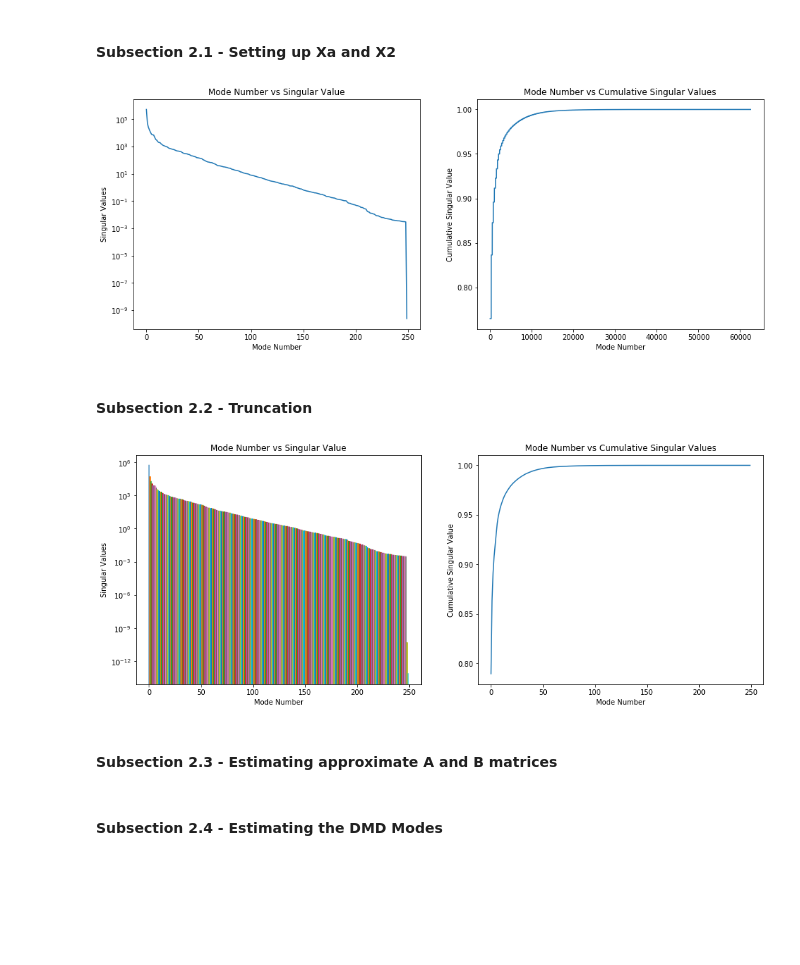
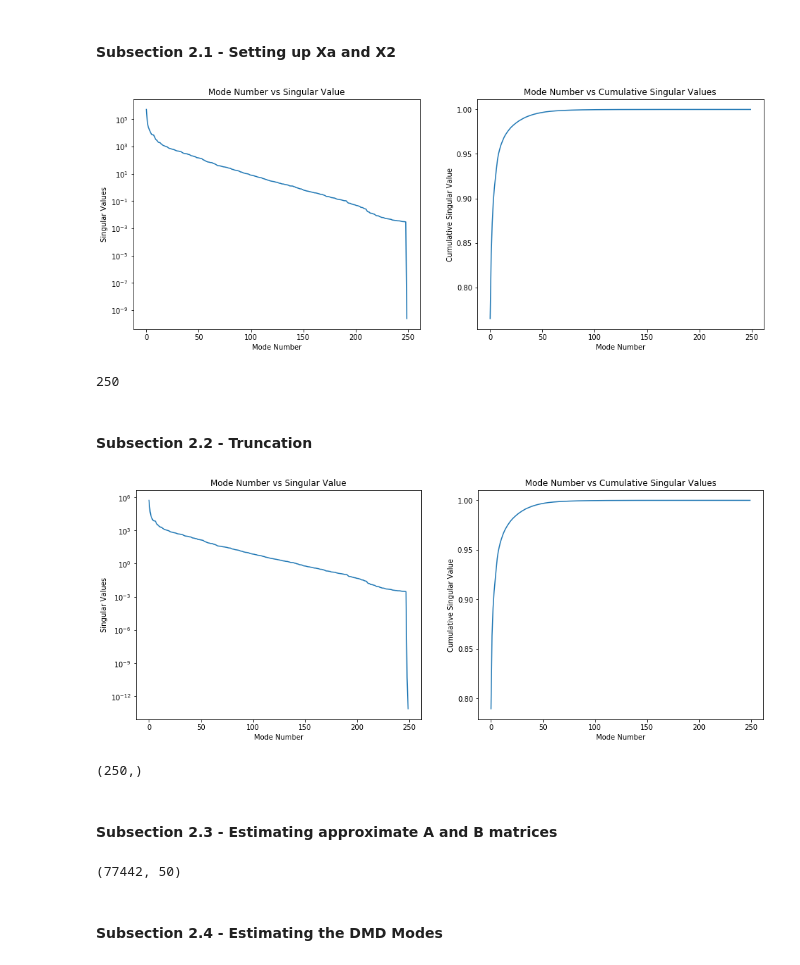
Before and after one commit to WannaBePhysicists/DMDc, a Jupyter notebook: DMDc_MPC_flow_over_cyl_2d.ipynb, the cells around one changed output. Drawn from its saved outputs; the diff is of its cells as text; code cells hidden in the pictures; blank space fills up the shorter version.

```diff
--- a/DMDc_MPC_flow_over_cyl_2d.ipynb
+++ b/DMDc_MPC_flow_over_cyl_2d.ipynb
@@ -134,7 +146,8 @@ plt.title("Mode Number vs Singular Value")
 
 plt.subplot(122)
 
-I = np.cumsum(S)/np.sum(S)
+I = np.cumsum(np.diag(S))/np.sum(S)
+#np.diag(S) added
 
 plt.plot(I)
 
@@ -146,7 +159,11 @@ plt.title("Mode Number vs Cumulative Singular Values")
 
 plt.show()
 # %% [output]
-[figure, old version]
+[figure, new version]
+# %%
+len(np.cumsum(np.diag(S)))
+# %% [output]
+250
 # %% [markdown]
 #### Subsection 2.2 - Truncation
 # %%
@@ -166,31 +183,35 @@ U, Sig, V = np.linalg.svd(X2, full_matrices=False)
 # %%
 ## Semilog of Sig and use that for deciding r
 
 plt.figure(figsize = (16, 6))
 
 plt.subplot(121)
 
-plt.semilogy(np.diag(Sig))
+plt.semilogy(Sig)
 
 plt.xlabel("Mode Number")
 
 plt.ylabel("Singular Values")
 
 plt.title("Mode Number vs Singular Value")
 
 plt.subplot(122)
 
 I = np.cumsum(Sig)/np.sum(Sig)
 
 plt.plot(I)
 
 plt.xlabel("Mode Number")
 
 plt.ylabel("Cumulative Singular Value")
 
 plt.title("Mode Number vs Cumulative Singular Values")
 
 plt.show()
 # %% [output]
-[figure, old version]
+[figure, new version]
+# %%
+Sig.shape
+# %% [output]
+(250,)
 # %%
@@ -205,6 +226,10 @@ U1 = Util[:-1,:]
 U2 = Util[n+q:n+q+1,:]
 # %% [markdown]
 #### Subsection 2.3 - Estimating approximate A and B matrices
+# %%
+Uhat.shape
+# %% [output]
+(77442, 50)
 # %%
 approxA = ((((Uhat.T @ X2) @ Vtil) @ np.linalg.inv(Sigtil)) @ U1.T) @ Uhat
 
```
Also changed, not shown: parts of 7 cells of this notebook, 8 other files.
